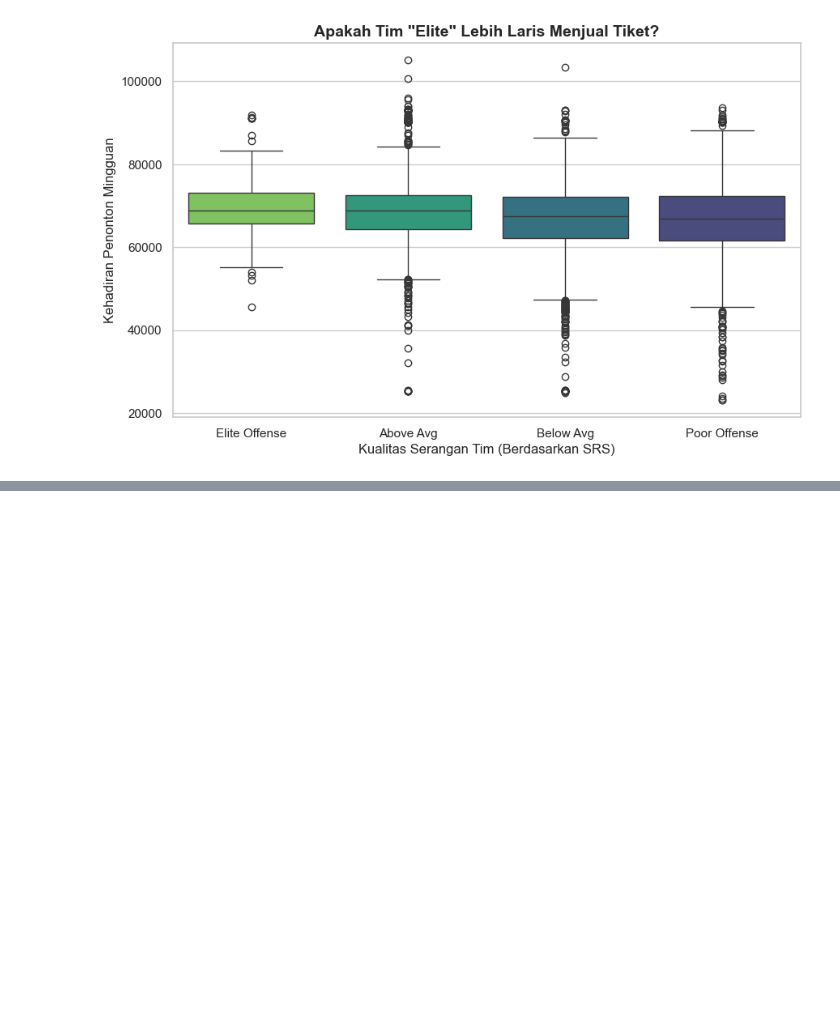
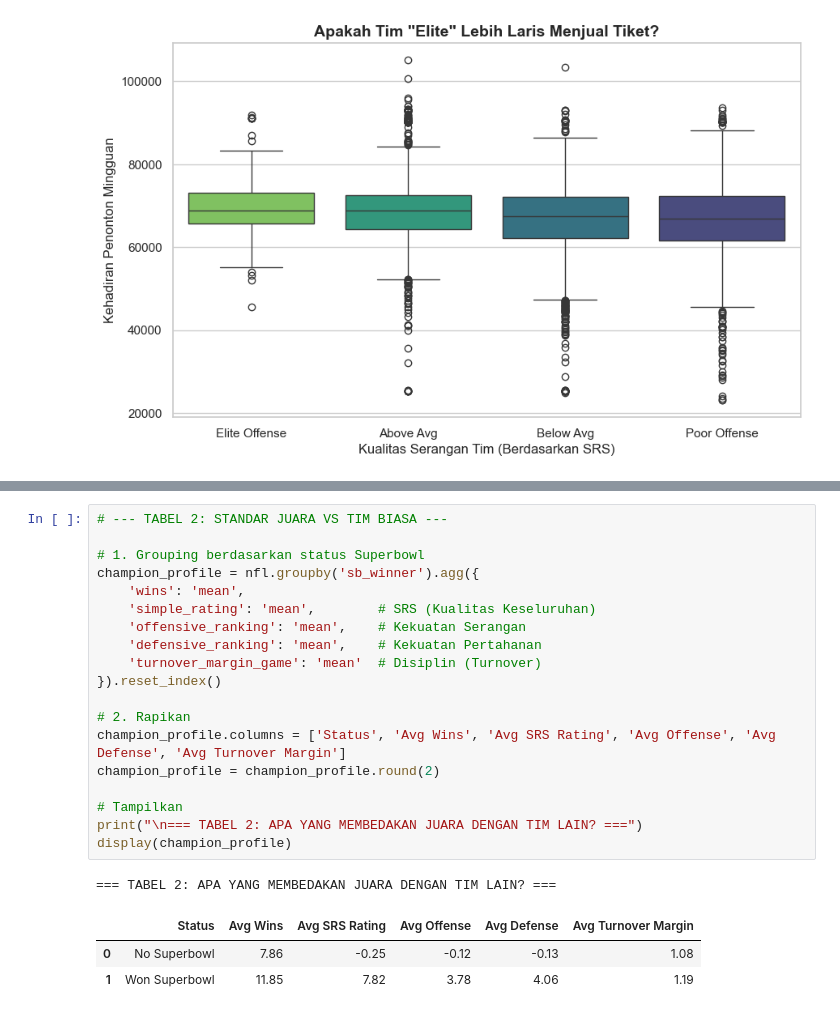
Before and after one commit to gacoanphilia/final-project, a Jupyter notebook: notebooks/final-project.ipynb, the cells around one changed output, grey strips where cells are left out. Cells and saved outputs as stored; diff of their text form; blank space fills up the shorter version.

```diff
--- a/notebooks/final-project.ipynb
+++ b/notebooks/final-project.ipynb
@@ -690,0 +803,24 @@ Insight Bisnis:
+# %%
+# --- TABEL 2: STANDAR JUARA VS TIM BIASA ---
+
+# 1. Grouping berdasarkan status Superbowl
+champion_profile = nfl.groupby('sb_winner').agg({
+    'wins': 'mean',
+    'simple_rating': 'mean',        # SRS (Kualitas Keseluruhan)
+    'offensive_ranking': 'mean',    # Kekuatan Serangan
+    'defensive_ranking': 'mean',    # Kekuatan Pertahanan
+    'turnover_margin_game': 'mean'  # Disiplin (Turnover)
+}).reset_index()
+
+# 2. Rapikan
+champion_profile.columns = ['Status', 'Avg Wins', 'Avg SRS Rating', 'Avg Offense', 'Avg Defense', 'Avg Turnover Margin']
+champion_profile = champion_profile.round(2)
+
+# Tampilkan
+print("\n=== TABEL 2: APA YANG MEMBEDAKAN JUARA DENGAN TIM LAIN? ===")
+display(champion_profile)
+# %% [output]
+=== TABEL 2: APA YANG MEMBEDAKAN JUARA DENGAN TIM LAIN? ===
+|  | Status | Avg Wins | Avg SRS Rating | Avg Offense | Avg Defense | Avg Turnover Margin |
+| 0 | No Superbowl | 7.86 | -0.25 | -0.12 | -0.13 | 1.08 |
+| 1 | Won Superbowl | 11.85 | 7.82 | 3.78 | 4.06 | 1.19 |
```
Also changed, not shown: parts of 18 cells of this notebook.
